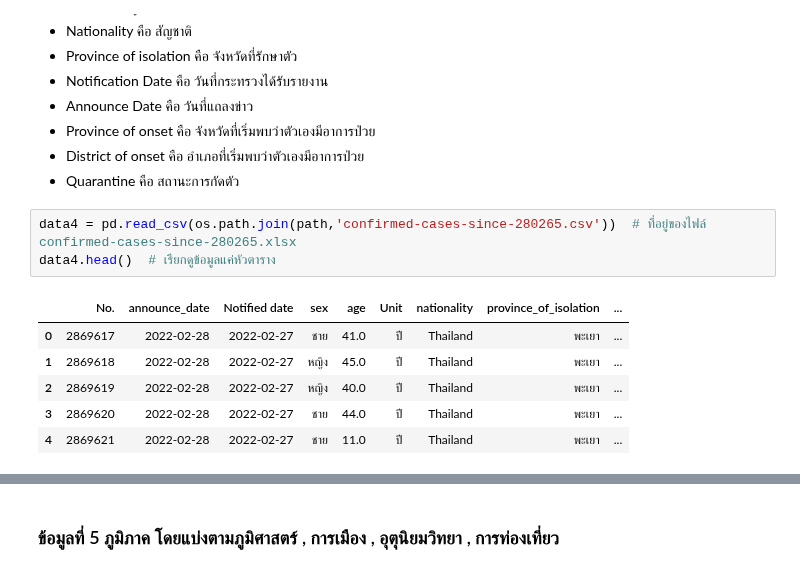
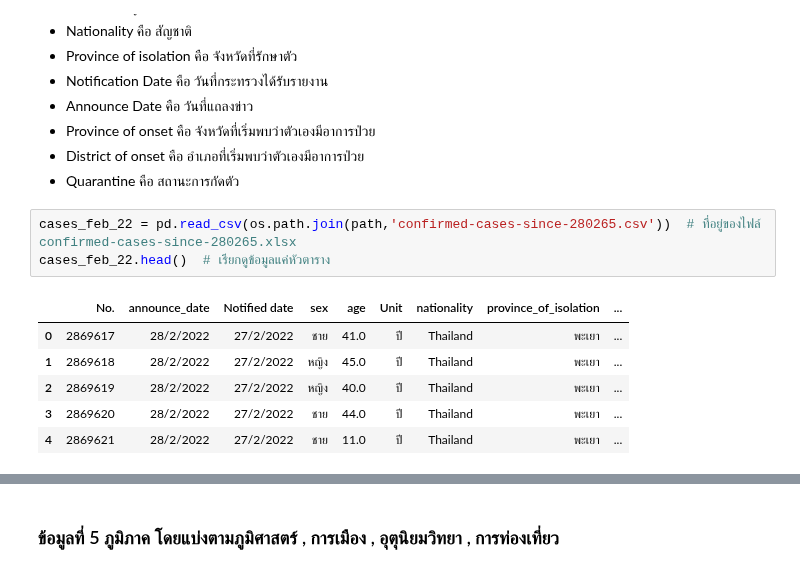
Before and after one commit to mintra-tippayaratsontorn/data_viz_2022, a Jupyter notebook: BasicPython&DataViz_Project2022.ipynb, the cells around one changed output, grey strips where cells are left out. Drawn from its saved outputs; the diff is of its cells as text.

```diff
--- a/BasicPython&DataViz_Project2022.ipynb
+++ b/BasicPython&DataViz_Project2022.ipynb
@@ -116,13 +120,13 @@ data3.shape  # ขนาดของ data3
 * District of onset คือ อำเภอที่เริ่มพบว่าตัวเองมีอาการป่วย
 * Quarantine คือ สถานะการกัดตัว
 # %%
-data4 = pd.read_csv(os.path.join(path,'confirmed-cases-since-280265.csv'))  # ที่อยู่ของไฟล์ confirmed-cases-since-280265.xlsx
-data4.head()  # เรียกดูข้อมูลแค่หัวตาราง
+cases_feb_22 = pd.read_csv(os.path.join(path,'confirmed-cases-since-280265.csv'))  # ที่อยู่ของไฟล์ confirmed-cases-since-280265.xlsx
+cases_feb_22.head()  # เรียกดูข้อมูลแค่หัวตาราง
 # %% [output]
 |  | No. | announce_date | Notified date | sex | age | Unit | nationality | province_of_isolation | ... |
-| 0 | 2869617 | 2022-02-28 | 2022-02-27 | ชาย | 41.0 | ปี | Thailand | พะเยา | ... |
-| 1 | 2869618 | 2022-02-28 | 2022-02-27 | หญิง | 45.0 | ปี | Thailand | พะเยา | ... |
-| 2 | 2869619 | 2022-02-28 | 2022-02-27 | หญิง | 40.0 | ปี | Thailand | พะเยา | ... |
-| 3 | 2869620 | 2022-02-28 | 2022-02-27 | ชาย | 44.0 | ปี | Thailand | พะเยา | ... |
-| 4 | 2869621 | 2022-02-28 | 2022-02-27 | ชาย | 11.0 | ปี | Thailand | พะเยา | ... |
+| 0 | 2869617 | 28/2/2022 | 27/2/2022 | ชาย | 41.0 | ปี | Thailand | พะเยา | ... |
+| 1 | 2869618 | 28/2/2022 | 27/2/2022 | หญิง | 45.0 | ปี | Thailand | พะเยา | ... |
+| 2 | 2869619 | 28/2/2022 | 27/2/2022 | หญิง | 40.0 | ปี | Thailand | พะเยา | ... |
+| 3 | 2869620 | 28/2/2022 | 27/2/2022 | ชาย | 44.0 | ปี | Thailand | พะเยา | ... |
+| 4 | 2869621 | 28/2/2022 | 27/2/2022 | ชาย | 11.0 | ปี | Thailand | พะเยา | ... |
 # %%
```
Also changed, not shown: parts of 22 cells of this notebook.
